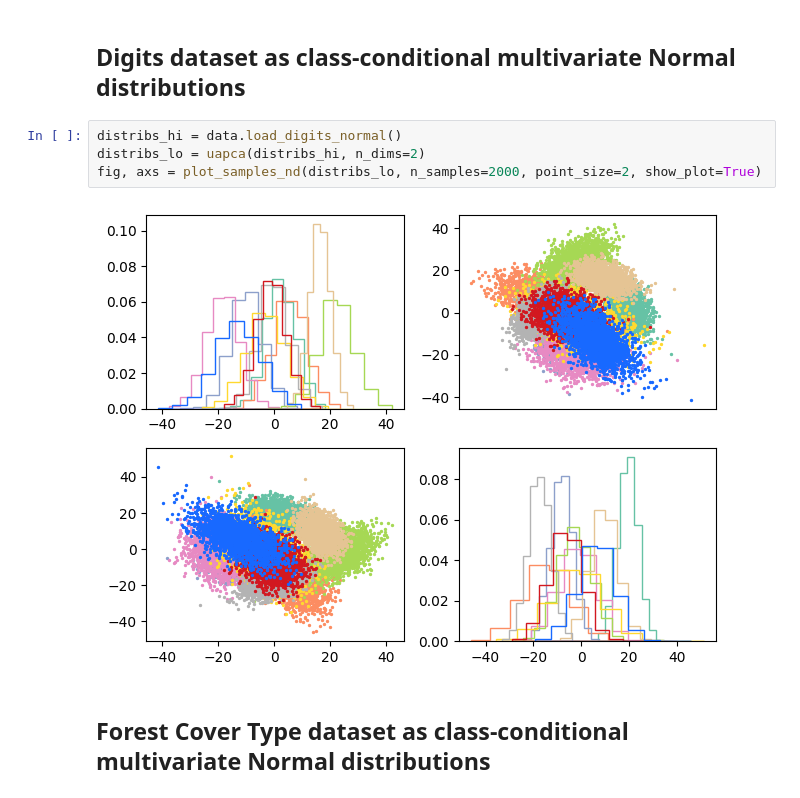
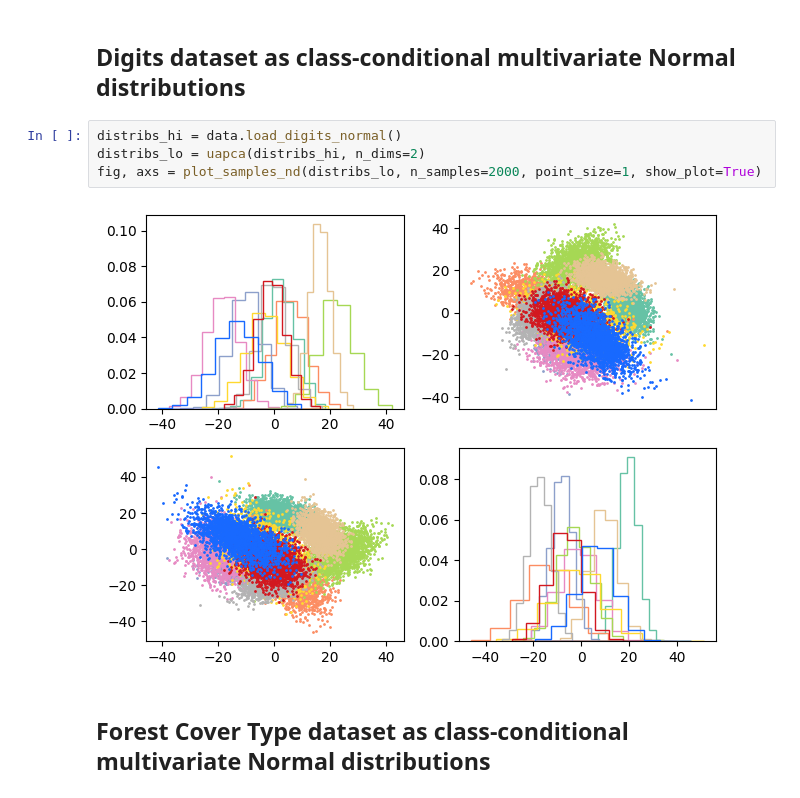
Before and after one commit to UniStuttgart-VISUS/uadapy, a Jupyter notebook: examples/datasets.ipynb, the cells around one changed output. Saved outputs shown, nothing was run; the diff lists cells and outputs as text.

Commit message:
Update point size to 1 in 2 examples

```diff
--- a/examples/datasets.ipynb
+++ b/examples/datasets.ipynb
@@ -62,9 +62,9 @@ fig, axs = plot_contour_bands(distribs_lo, show_plot=True)
 # %%
 distribs_hi = data.load_digits_normal()
 distribs_lo = uapca(distribs_hi, n_dims=2)
-fig, axs = plot_samples_nd(distribs_lo, n_samples=2000, point_size=2, show_plot=True)
+fig, axs = plot_samples_nd(distribs_lo, n_samples=2000, point_size=1, show_plot=True)
 # %% [output]
-[figure, old version]
+[figure, new version]
 # %% [markdown]
 ## Forest Cover Type dataset as class-conditional multivariate Normal distributions
 # %%
```
Also changed, not shown: parts of 1 cell of this notebook.
